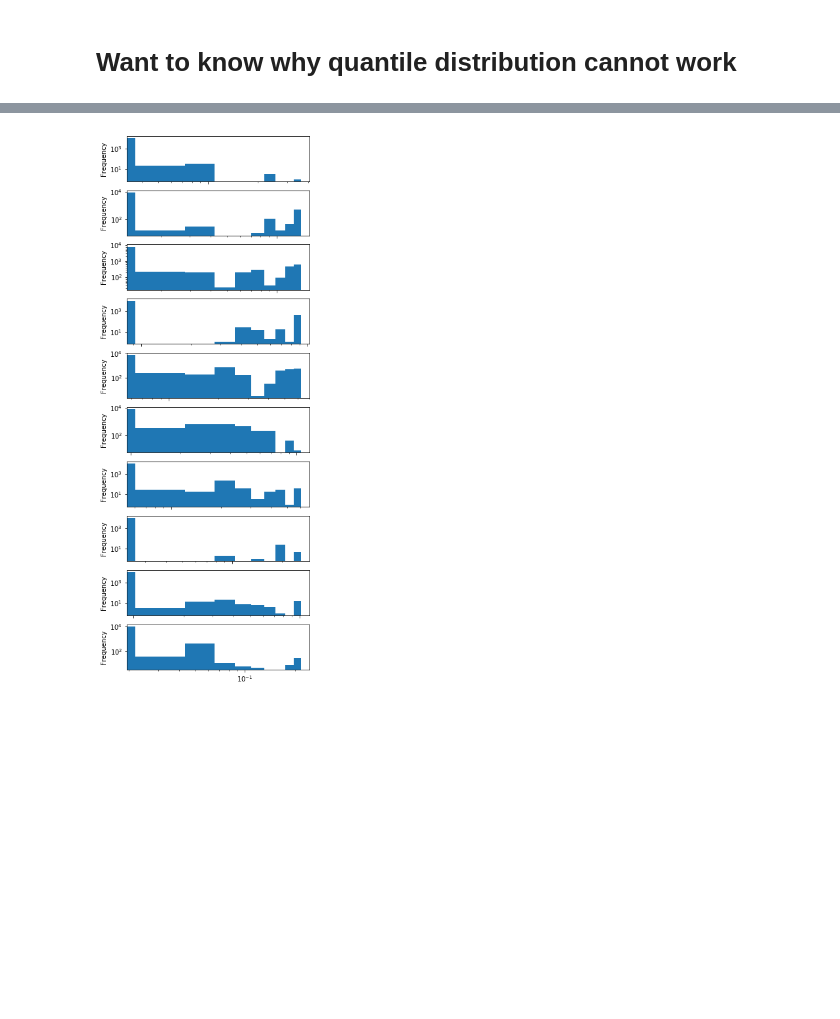
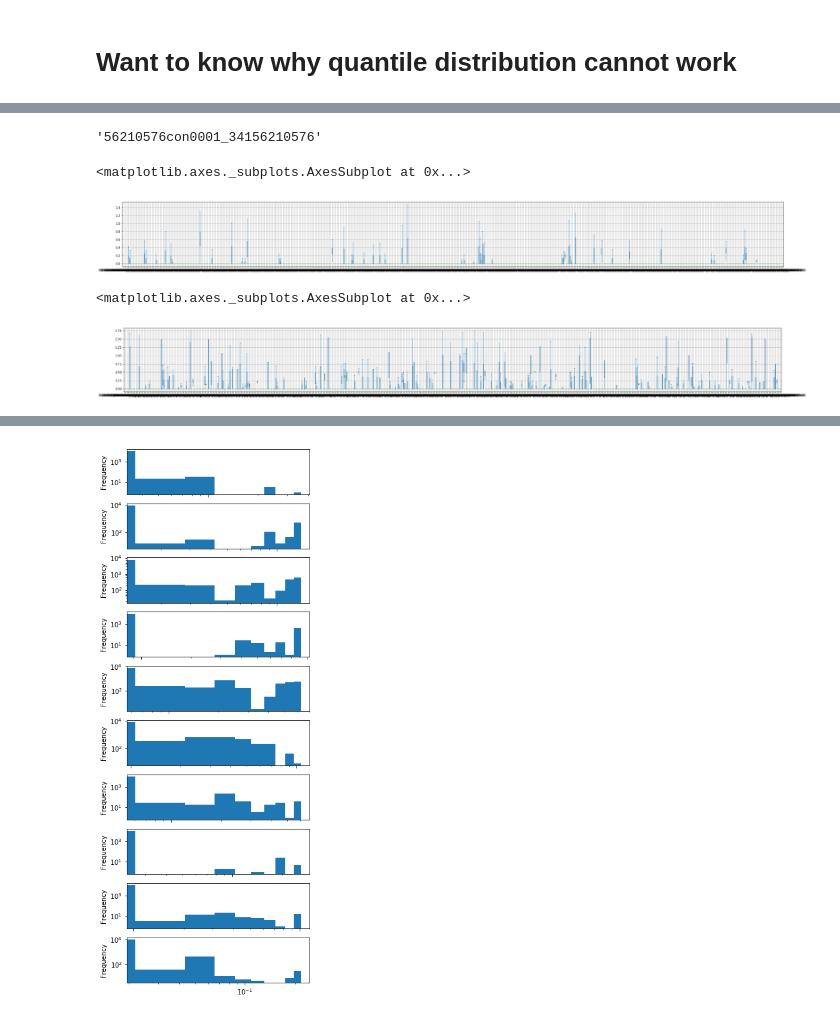
Before and after one commit to algaebrown/resistanceExp, a Jupyter notebook: visualization/exp10_phylo_profile/20180916_Describe_quantiles_ordinary.ipynb, the cells around one changed output, grey strips where cells are left out. Drawn from its saved outputs; the diff is of its cells as text; code cells hidden in the pictures; blank space fills up the shorter version.

Commit message:
add a plot that eliminated outlier

```diff
--- a/visualization/exp10_phylo_profile/20180916_Describe_quantiles_ordinary.ipynb
+++ b/visualization/exp10_phylo_profile/20180916_Describe_quantiles_ordinary.ipynb
@@ -14,4 +14,7 @@ s
 # %% [markdown]
 # Want to know why quantile distribution cannot work
 # %%
-pivot_refseq = pd.read_csv("~/data0118/mutual_info/blastp_out_max_evalue_pivot", nrows = 500, index_col = 0) # raw pivot table:
+import pandas as pd
+def preprocess(filename):
+    d = pd.read_csv("~/data0118/mutual_info/"+filename, nrows = 500, index_col = 0)
+    return(d.fillna(0))
@@ -42,0 +21,17 @@ array([<matplotlib.axes._subplots.AxesSubplot object at 0x...>,
+# %%
+refseq = preprocess("blastp_out_max_evalue_pivot")
+eskape = preprocess("eskape_blastp_out_max_evalue_pivot")
+# %%
+refseq.index[1]
+# %% [output]
+'56210576con0001_34156210576'
+# %%
+refseq.transpose().boxplot(figsize = (40,4),  showfliers=False)
+# %% [output]
+<matplotlib.axes._subplots.AxesSubplot at 0x...>
+[figure, added]
+# %%
+eskape.transpose().boxplot(figsize = (40,4),  showfliers=False)
+# %% [output]
+<matplotlib.axes._subplots.AxesSubplot at 0x...>
+[figure, added]
```
Also changed, not shown: parts of 8 cells of this notebook.
